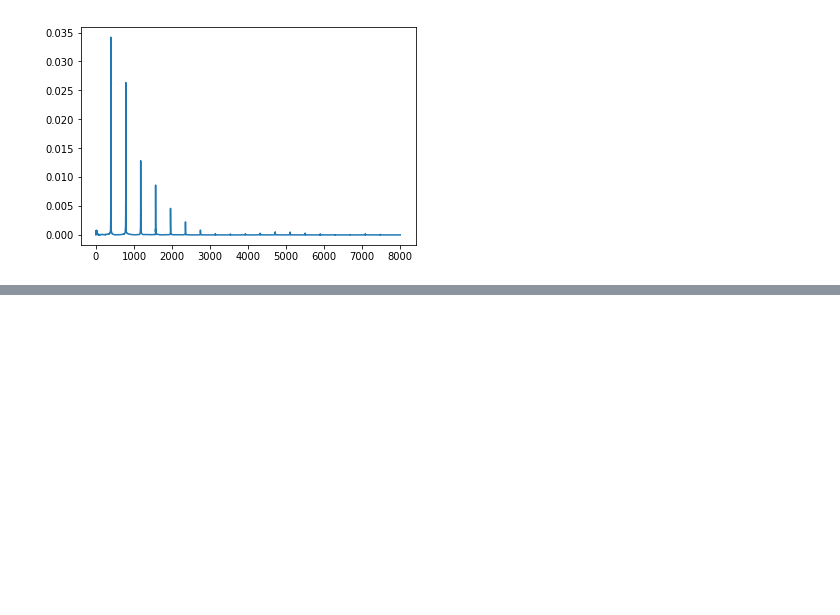
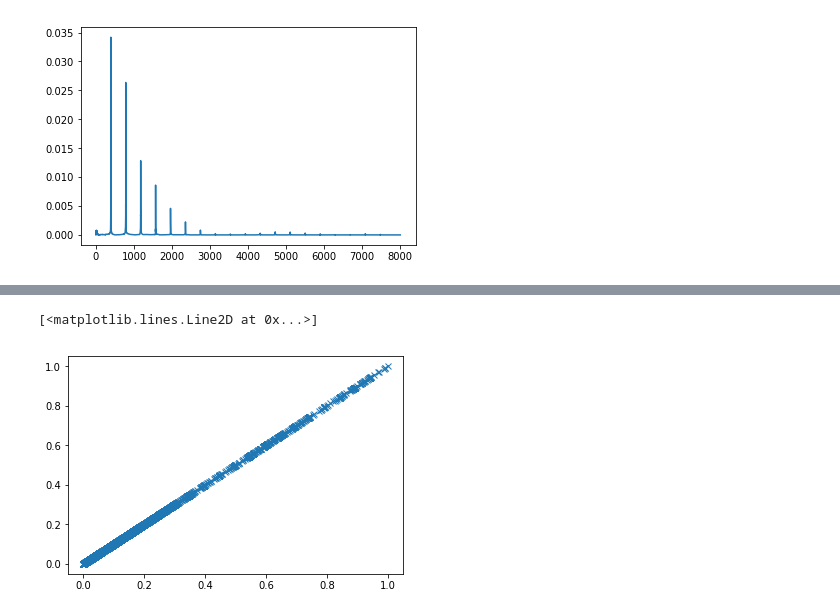
Before and after one commit to PabloAlvarado/gpitch, a Jupyter notebook: scripts/demos/notebooks/svi/Untitled.ipynb, the cells around one changed output, grey strips where cells are left out. Drawn from its saved outputs; the diff is of its cells as text; code cells hidden in the pictures; blank space fills up the shorter version.

```diff
--- a/scripts/demos/notebooks/svi/Untitled.ipynb
+++ b/scripts/demos/notebooks/svi/Untitled.ipynb
@@ -53,0 +64,5 @@ plt.hist(samples, 1000)
+# %%
+plt.plot(X2[:,0], X2[:,1], 'x')
+# %% [output]
+[<matplotlib.lines.Line2D at 0x...>]
+[figure, added]
```
Also changed, not shown: parts of 5 cells of this notebook.
